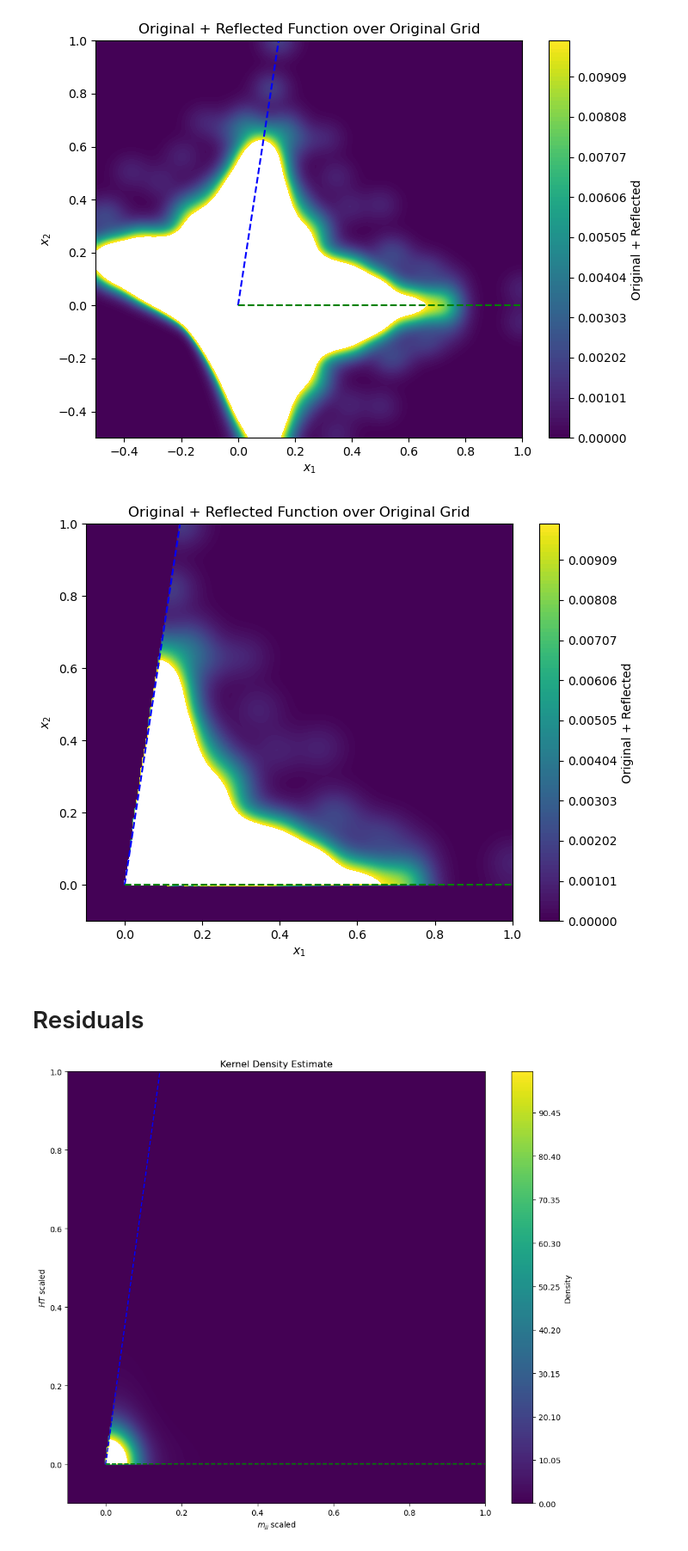
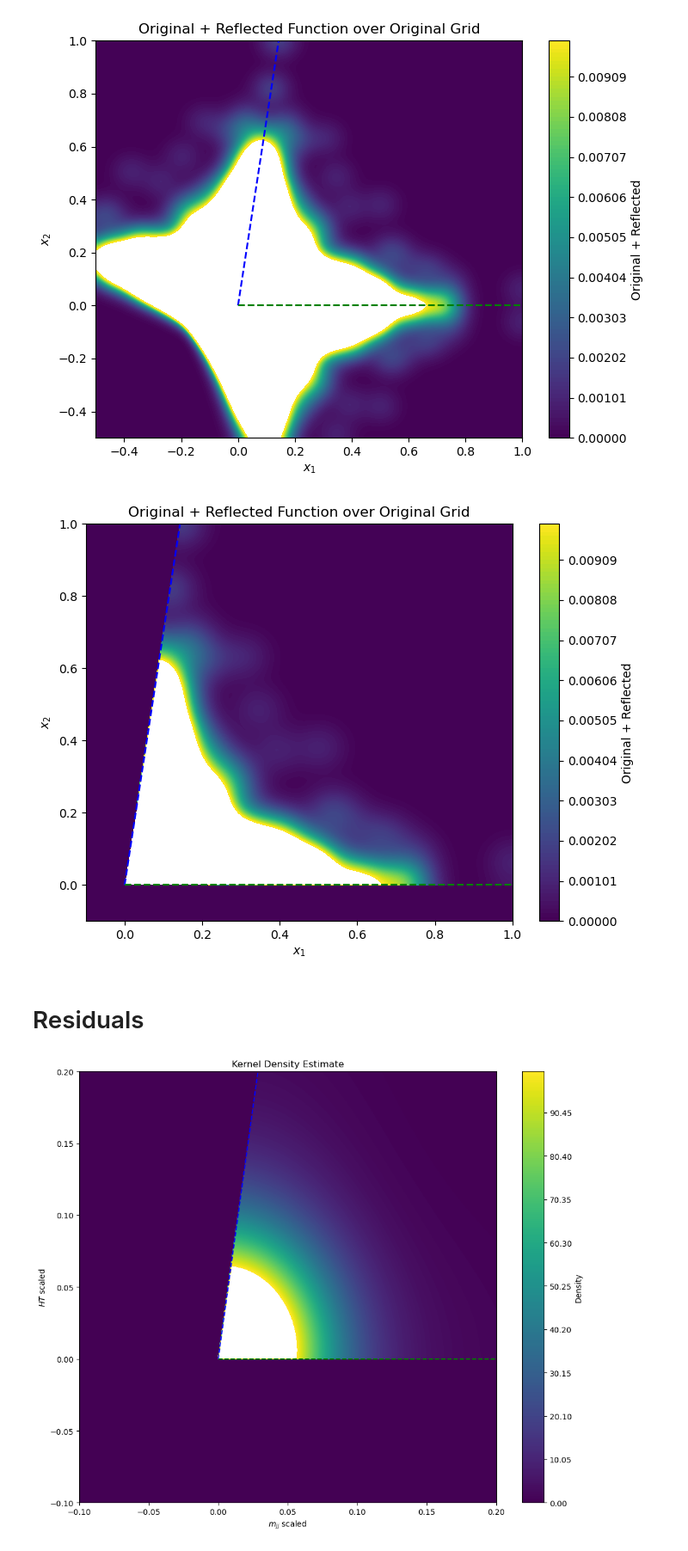
Before and after one commit to Angelo92Git/SymbolicDensityEstimation, a Jupyter notebook: viz_dijet.ipynb, the cells around one changed output. Shown at 86% size. Drawn from its saved outputs; the diff is of its cells as text; code cells hidden in the pictures.

```diff
--- a/viz_dijet.ipynb
+++ b/viz_dijet.ipynb
@@ -59,10 +58,10 @@ HT = HT.reshape(-1, 1)
 # Fit kernel density estimate on the scaled covariates
 scaled_samples = np.hstack((mjj, HT))
 d = scaled_samples.shape[1]
-jxbins = DataConfig().jxbins
+jxbins = 3500j
 bw_adj_joint = DataConfig().bw_adj_joint
 kernel_type = DataConfig().kernel_type
-slices = [slice(-2, 2, jxbins), slice(-2, 2, jxbins)]
+slices = [slice(-1.1, 1.1, jxbins), slice(-1.1, 1.1, jxbins)]
 grids = np.mgrid[tuple(slices)]
 grid_coords = np.vstack([[grids[i].ravel()] for i in range(d)]).T
 bw = bw_adj_joint * scipy.stats.gaussian_kde(scaled_samples.T).scotts_factor()
@@ -198,7 +197,7 @@ plt.xlim(-0.1, 1)
 plt.ylim(-0.1, 1)
 plt.show()
 # %% [output]
-[figure, old version]
+[figure, new version]
 # %%
 import numpy as np
 
@@ -241,18 +240,18 @@ level_max = 100
 # %%
 # 4. Plot the result
 plt.figure(figsize=(12, 10))
 plt.contourf(grids[0], grids[1], sum_grid, levels=np.linspace(level_min, level_max, 200), cmap="viridis")
 plt.colorbar(label="Density")
 plt.xlabel(r"$m_{jj}$ scaled")
 plt.ylabel(r"$HT$ scaled")
 plt.title("Kernel Density Estimate")
 plt.plot(xlv, ylv, color='blue', linestyle='--', label='y=x Line')
 plt.plot(xlh, ylh, color='green', linestyle='--', label='y=0 Line')
-plt.xlim(-0.1, 1)
-plt.ylim(-0.1, 1)
+plt.xlim(-0.1, 0.2)
+plt.ylim(-0.1, 0.2)
 plt.show()
 # %% [output]
-[figure, old version]
+[figure, new version]
 # %%
 # 4. Plot the result
 plt.figure(figsize=(12, 10))
```
Also changed, not shown: parts of 11 cells of this notebook, 4 other files.
